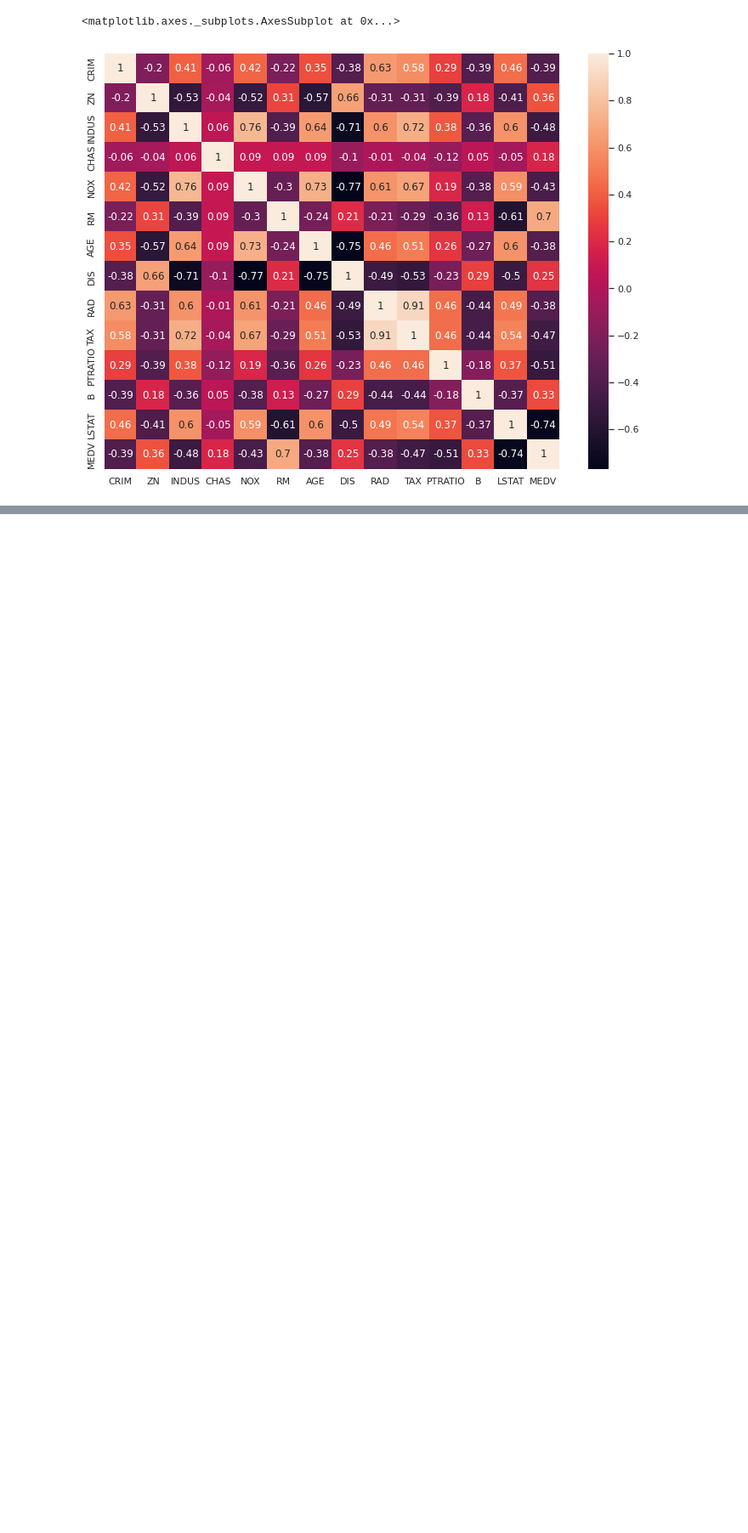
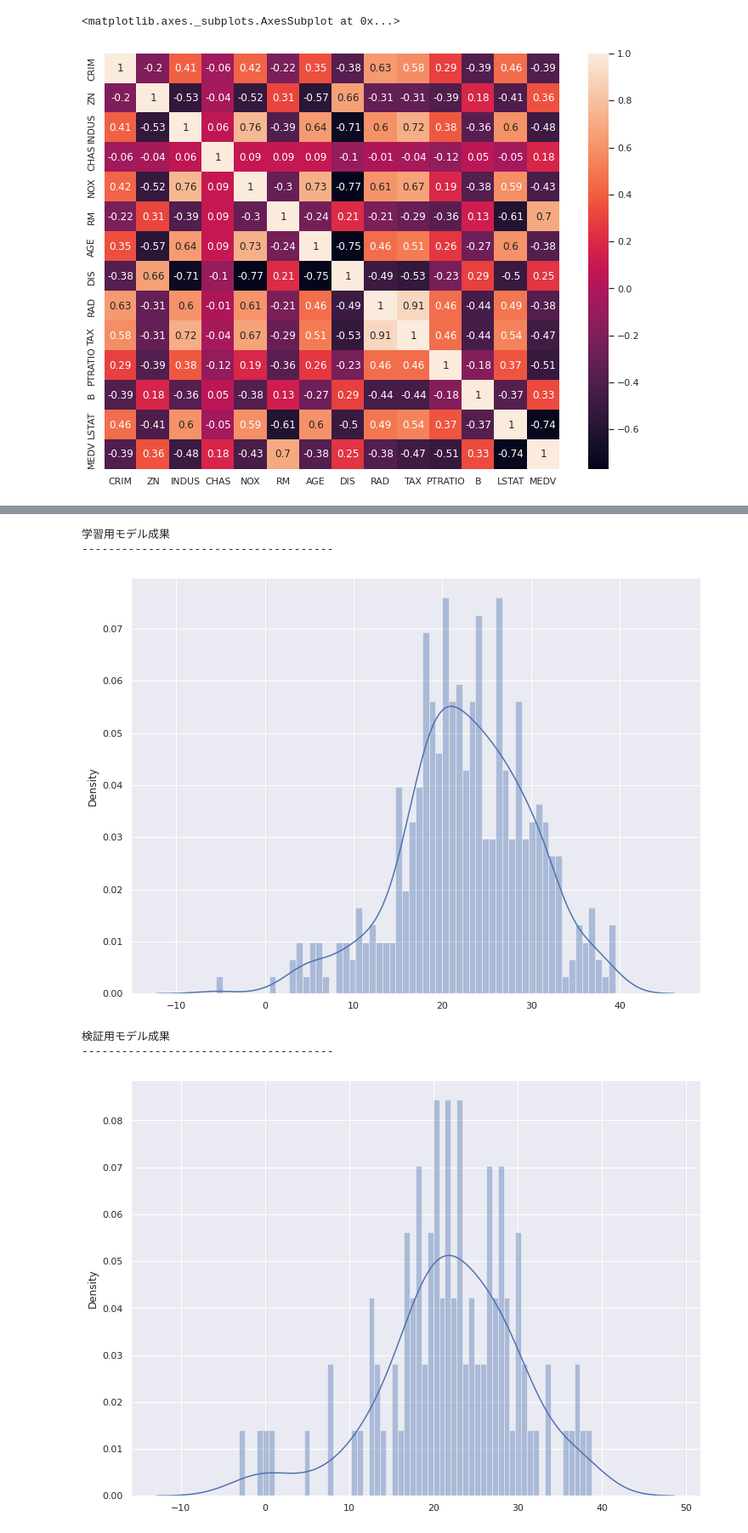
Before and after one commit to tom1236908745/scikit-learn-try, a Jupyter notebook: boston.ipynb, the cells around one changed output, grey strips where cells are left out. Shown at 85% size. Saved outputs shown, nothing was run; the diff lists cells and outputs as text; code cells hidden in the pictures; blank space fills up the shorter version.

```diff
--- a/boston.ipynb
+++ b/boston.ipynb
@@ -99,3 +100,9 @@ sns.heatmap(data=correlation_matrix, annot=True)
 # %% [output]
 <matplotlib.axes._subplots.AxesSubplot at 0x...>
 [figure]
+# %%
+# numpy concatenateを使いリストを結合させます。
+# 新たに列名を指定して、Xつまり説明変数とします。
+X = pd.DataFrame(np.c_[boston['LSTAT'], boston['RM']], columns = ['LSTAT','RM'])
+# もちろんY、目的変数には住宅価格を入れます。
+Y = boston['MEDV']
@@ -101,0 +128,6 @@ sns.heatmap(data=correlation_matrix, annot=True)
+# %%
+from sklearn.linear_model import LinearRegression
+# 学習用モデルの箱を作ります。
+lin_model = LinearRegression()
+# トレーニング開始です。
+lin_model.fit(X_train, Y_train)
@@ -101,0 +171,13 @@ sns.heatmap(data=correlation_matrix, annot=True)
+# %%
+# 学習用の目的変数の予測値。
+y_train_predict = lin_model.predict(X_train)
+print("学習用モデル成果")
+print("--------------------------------------")
+print('学習用モデル予測値の数値 {}'.format(y_train_predict))
+print("\n")
+# 検証用の目的変数の予測値。
+y_test_predict = lin_model.predict(X_test)
+print("検証用モデル成果")
+print("--------------------------------------")
+print('学習用モデル予測値の数値 {}'.format(y_test_predict))
+print("\n")
@@ -101,0 +202,27 @@ sns.heatmap(data=correlation_matrix, annot=True)
+# %%
+# 分かりにくいのでグラフ比較
+print("学習用モデル成果")
+print("--------------------------------------")
+# figuresizeは描写するグラフの画面サイズです。
+sns.set(rc={'figure.figsize':(12,9)})
+# ヒストグラムを表示させます。binsはX軸のメモリの細かさです。
+sns.distplot(y_train_predict, bins=60)
+plt.show()
+print("検証用モデル成果")
+print("--------------------------------------")
+sns.set(rc={'figure.figsize':(12,9)})
+sns.distplot(y_test_predict, bins=60)
+plt.show()
+# 元のデータ
+print("本来のデータ")
+print("--------------------------------------")
+sns.set(rc={'figure.figsize':(12,9)})
+sns.distplot(boston['MEDV'], bins=60)
+plt.show()
+# %% [output]
+学習用モデル成果
+--------------------------------------
+[figure, added]
+検証用モデル成果
+--------------------------------------
+[figure, added]
```
Also changed, not shown: parts of 6 cells of this notebook.
